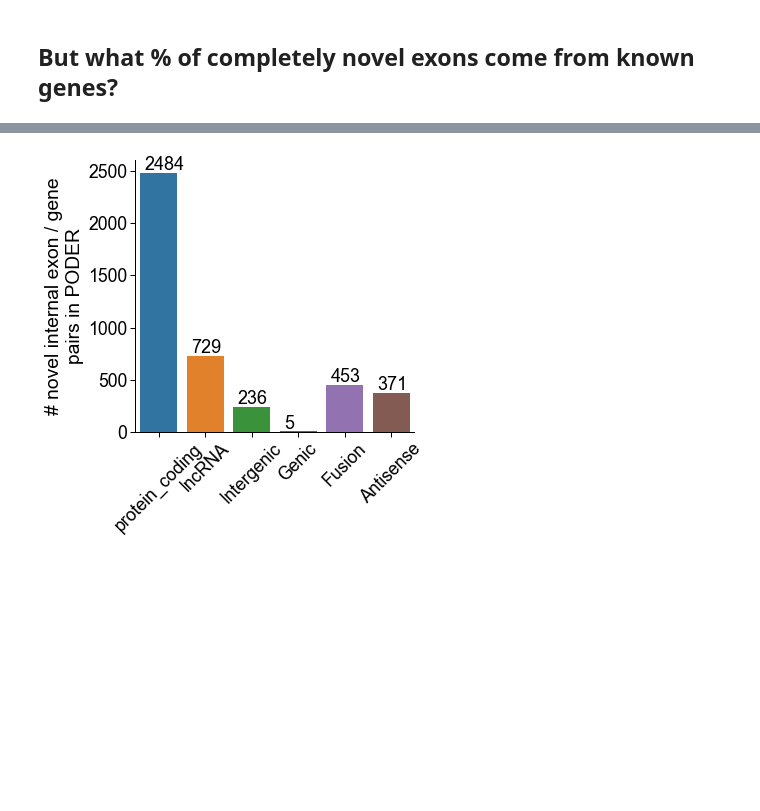
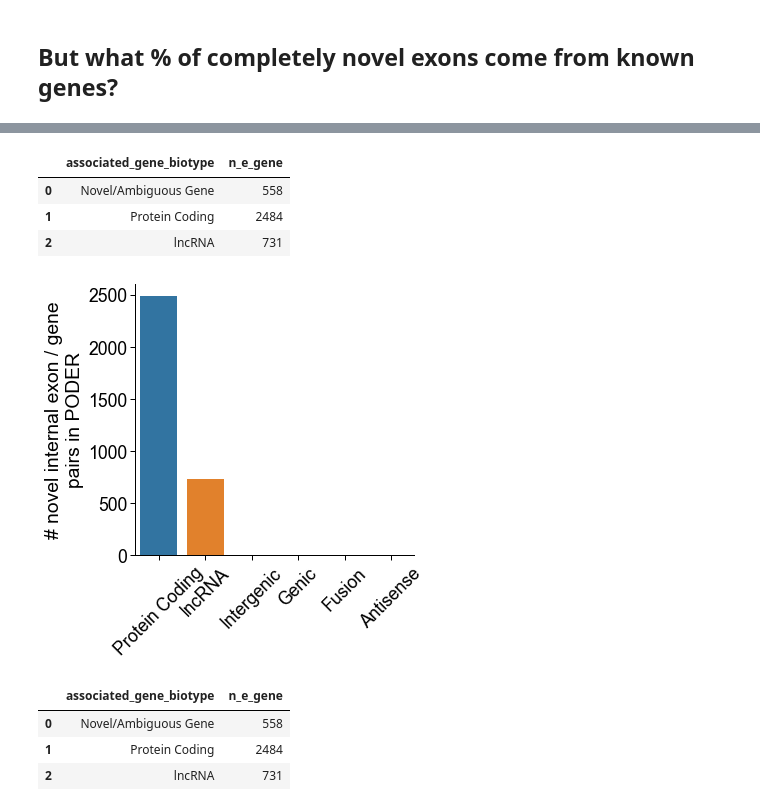
Before and after one commit to fairliereese/240903_pt, a Jupyter notebook: analysis/characterize_novel_exons.ipynb, the cells around one changed output, grey strips where cells are left out. Drawn from its saved outputs; the diff is of its cells as text; code cells hidden in the pictures; blank space fills up the shorter version.

```diff
--- a/analysis/characterize_novel_exons.ipynb
+++ b/analysis/characterize_novel_exons.ipynb
@@ -217,2 +242,2 @@ temp.to_csv('241028_novel_exon_table.tsv', sep='\t')
 # %%
-temp.head()
+temp = pd.read_csv('241029_novel_exon_table.tsv', sep='\t')
@@ -226,6 +244,3 @@ temp.head()
-# %%
-# drop dupes
-temp = temp[['eid', 'novelty', 'gene_id', 'associated_gene_biotype', 'structural_category']].drop_duplicates()
 # %%
 temp.loc[temp.associated_gene_biotype.isnull(), 'structural_category'].unique()
 # %% [output]
@@ -248,14 +265,21 @@ temp2.head()
 temp2 = temp[['eid', 'associated_gene_biotype']].groupby('associated_gene_biotype').count().reset_index().rename({'eid':'n_e_gene'}, axis=1)
 # %%
 def get_biotype_novelty_colors():
-    c_dict_1 = {'protein_coding': '#287373',
+    c_dict_1 = {'Protein Coding': '#287373',
                 'lncRNA': '#f89e5c'}
     c_dict, order = get_novelty_colors(['Antisense', 'Fusion', 'Genic', 'Intergenic'])
     c_dict = c_dict.update(c_dict_1)
-    order = ['protein_coding', 'lncRNA']+order
+    order = ['Protein Coding', 'lncRNA']+order
     return c_dict, order
 # %%
 c_dict, order = get_biotype_novelty_colors()
+# %%
+temp2.head()
+# %% [output]
+|  | associated_gene_biotype | n_e_gene |
+| 0 | Novel/Ambiguous Gene | 558 |
+| 1 | Protein Coding | 2484 |
+| 2 | lncRNA | 731 |
 # %%
 def add_perc_2(ax, df):
     ylim = ax.get_ylim()[1]
@@ -269,18 +293,25 @@ def add_perc_2(ax, df):
 # %%
 # number of known exons,
 # number of novel exons (3'/5' splicing),
 # number of novel exons (completely novel)
 init_plot_settings(aspect='square')
 ax = sns.barplot(temp2, y='n_e_gene',
                  x='associated_gene_biotype',
                  order=order,
                  palette=c_dict)
-add_perc_2(ax, temp2)
+# add_perc_2(ax, temp2)
 ylabel = '# novel internal exon / gene\npairs in PODER'
 ax.set(ylabel=ylabel, xlabel='')
 clean_figure(ax)
 # %% [output]
-[figure, old version]
+[figure, new version]
+# %%
+temp2.head()
+# %% [output]
+|  | associated_gene_biotype | n_e_gene |
+| 0 | Novel/Ambiguous Gene | 558 |
+| 1 | Protein Coding | 2484 |
+| 2 | lncRNA | 731 |
 # %%
 # df.loc[df.transcript_id=='ENST00000741425.1', ['Feature', 'transcript_id', 'Start', 'End', 'first_or_last_exon']]
 # %%
```
Also changed, not shown: parts of 16 cells of this notebook, 7 other files.
